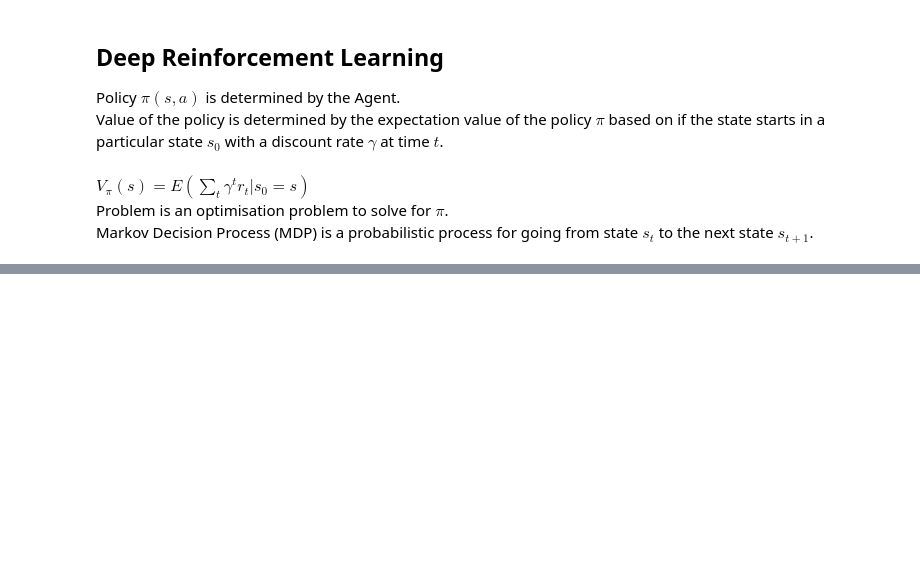
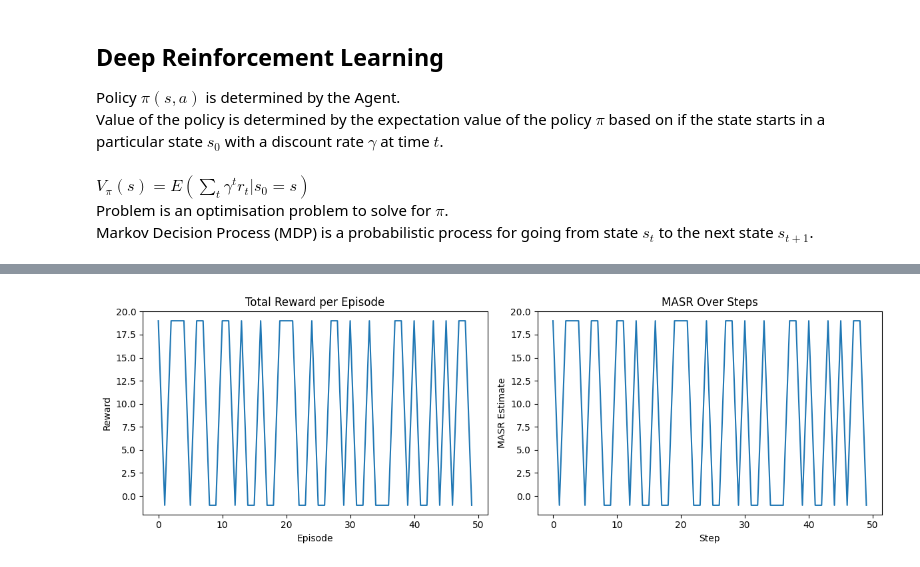
Before and after one commit to piersk/EEEN40290_Thesis, a Jupyter notebook: Thesis1.ipynb, the cells around one changed output, grey strips where cells are left out. Cells and saved outputs as stored; diff of their text form; code cells hidden in the pictures; blank space fills up the shorter version.

```diff
--- a/Thesis1.ipynb
+++ b/Thesis1.ipynb
@@ -237,15 +256,19 @@ Markov Decision Process (MDP) is a probabilistic process for going from state $s
 # %%
 %load_ext autoreload
 %autoreload 2
-from uav_secrecy_env import UAVSecrecyEnv
+from uav_secrecy_env3 import UAVSecrecyEnv
 
+'''
 env = UAVSecrecyEnv()
 env = Monitor(env)
 env = DummyVecEnv([lambda: env])
+'''
 
-model = PPO("MlpPolicy", env, verbose=1)
+env = UAVSecrecyEnv()
+
+model = PPO("MlpPolicy", env, verbose=0)
 model.learn(total_timesteps=50000)
-model.save("ppo_uav_secrecy")
+model.save("ppo_uav_secrecy_3")
 # %% [output]
 The autoreload extension is already loaded. To reload it, use:
   %reload_ext autoreload
@@ -266,0 +299,6 @@ Using cpu device
+# %%
+eval_env = UAVSecrecyEnv()
+
+model = PPO("MlpPolicy", eval_env, verbose=1)
+model.learn(total_timesteps=5000)
+model.save("ppo_uav_secrecy_4")
@@ -266,0 +323,21 @@ Using cpu device
+# %%
+#rewards, masrs = evaluate_agent(model, eval_env, num_episodes=50)
+rewards, masrs = evaluate_agent(model, env, num_episodes=50)
+
+plt.figure(figsize=(12, 4))
+plt.subplot(1, 2, 1)
+plt.plot(rewards)
+plt.title("Total Reward per Episode")
+plt.xlabel("Episode")
+plt.ylabel("Reward")
+
+plt.subplot(1, 2, 2)
+plt.plot(masrs)
+plt.title("MASR Over Steps")
+plt.xlabel("Step")
+plt.ylabel("MASR Estimate")
+
+plt.tight_layout()
+plt.show()
+# %% [output]
+[figure, added]
```
Also changed, not shown: parts of 15 cells of this notebook, 2 other files.
